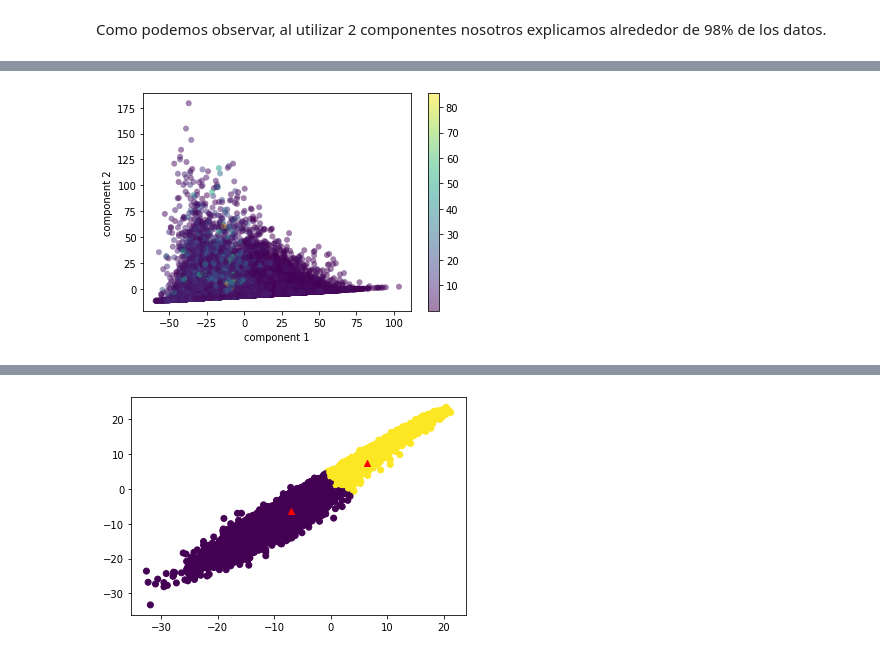
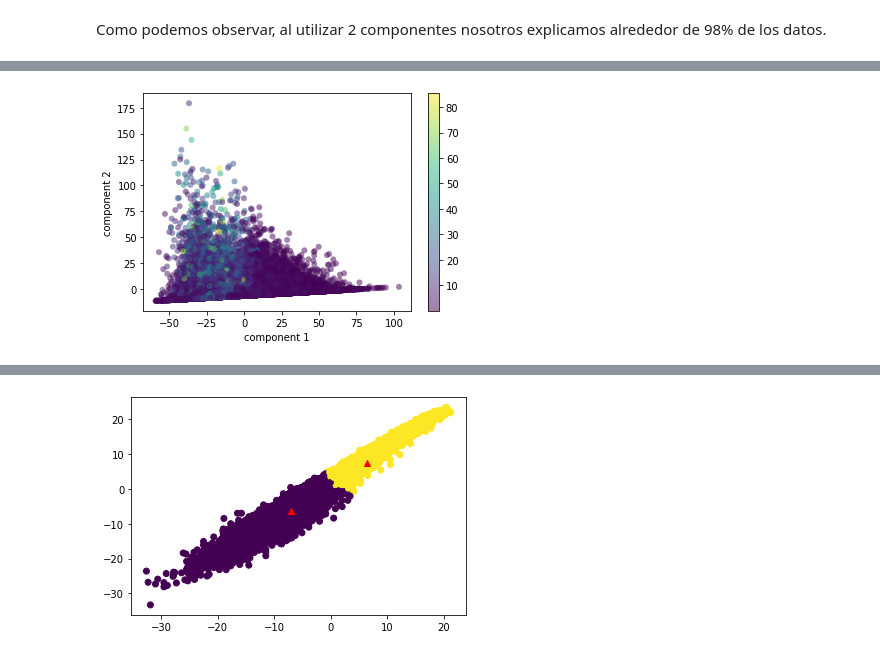
Before and after one commit to WizenPainter/reto-ma2007b, a Jupyter notebook: noaa_ai_workshop/IntroNotebooks/05-Challenge.ipynb, the cells around one changed output, grey strips where cells are left out. Saved outputs shown, nothing was run; the diff lists cells and outputs as text; code cells hidden in the pictures.

```diff
--- a/noaa_ai_workshop/IntroNotebooks/05-Challenge.ipynb
+++ b/noaa_ai_workshop/IntroNotebooks/05-Challenge.ipynb
@@ -12,6 +15,9 @@ file = "/Users/alvaro/Documents/6TO SEMESTRE/Topologia/RETO RETO/Reto backup/Unt
 df = pd.read_pickle(file)
 # %% [markdown]
 ## Data Cleaning
+# %%
+df["precipitation"] = df.pop("obs_pr")
+df["temperature"] = df.pop("obs_tas")
 # %%
 length_42=[]
 length_46=[]
@@ -47,12 +57,12 @@ df_dict= dict(zip(df.keys(), df_list))
 # %%
 df_42= df_dict["flow"]
-df_46= df_dict["obs_tas"]
+df_46= df_dict["temperature"]
 
 for column in length_42:
     if column != "flow":
         df_42= pd.concat([df_42, df_dict[column].reset_index().drop("index", 1)], axis=1)
 for column in length_46:
-    if column != "obs_tas":
+    if column != "temperature":
         df_46= pd.concat([df_46, df_dict[column].reset_index().drop("index", 1)], axis=1)
 
 df_46=df_46.set_index("obs_dates")
@@ -60,3 +70,5 @@ df_42=df_42.set_index("flow_dates")
 data= pd.concat([df_42, df_46], axis=1)
 data = data.dropna(axis=0)
 data.to_csv("data.csv", index=0)
+
+data
@@ -65,7 +91,7 @@ data.to_csv("data.csv", index=0)
 # %% [markdown]
 Primero estaremos creando dos dataframes. Una tendra nuestra variable objetivo **flow** y la otra tendra las variables predictoras.
 # %%
-X = data.drop(['flow', 'obs_dates'], axis=1)
+X = data.drop(['flow'], axis=1)
 y = data['flow']
 # %% [markdown]
 Ahora se tendra que reducir la dimension de nuestras variables predictoras. En este caso, tenemos 18 variables predictoras, lo cual nosotros reduciremos en dimensiones e intentaremos no perder mucho de la explicacion de estos datos al reducir dimensiones.
@@ -89,0 +116,13 @@ print(projected.shape)
+# %%
+distortions = []
+K = range(1,10)
+for k in K:
+    kmeanModel = KMeans(n_clusters=k)
+    kmeanModel.fit(projected)
+    distortions.append(kmeanModel.inertia_)
+plt.figure(figsize=(8,4))
+plt.plot(K, distortions, marker= "o")
+plt.xlabel('# of Clusters')
+plt.ylabel('Distortion')
+plt.title('The Elbow Method showing the optimal K')
+plt.show()
@@ -90,8 +148,7 @@ print(projected.shape)
 # %%
-plt.scatter(projected[:, 0], projected[:, 1],
-            c=y, edgecolor='none', alpha=0.5)
+plt.scatter(projected[:, 0], projected[:, 1], c=y, edgecolor='none', alpha=0.5)
 plt.xlabel('component 1')
 plt.ylabel('component 2')
 plt.colorbar();
 # %% [output]
-[figure, old version]
+[figure, new version]
```
Also changed, not shown: parts of 14 cells of this notebook, 2 other files.
